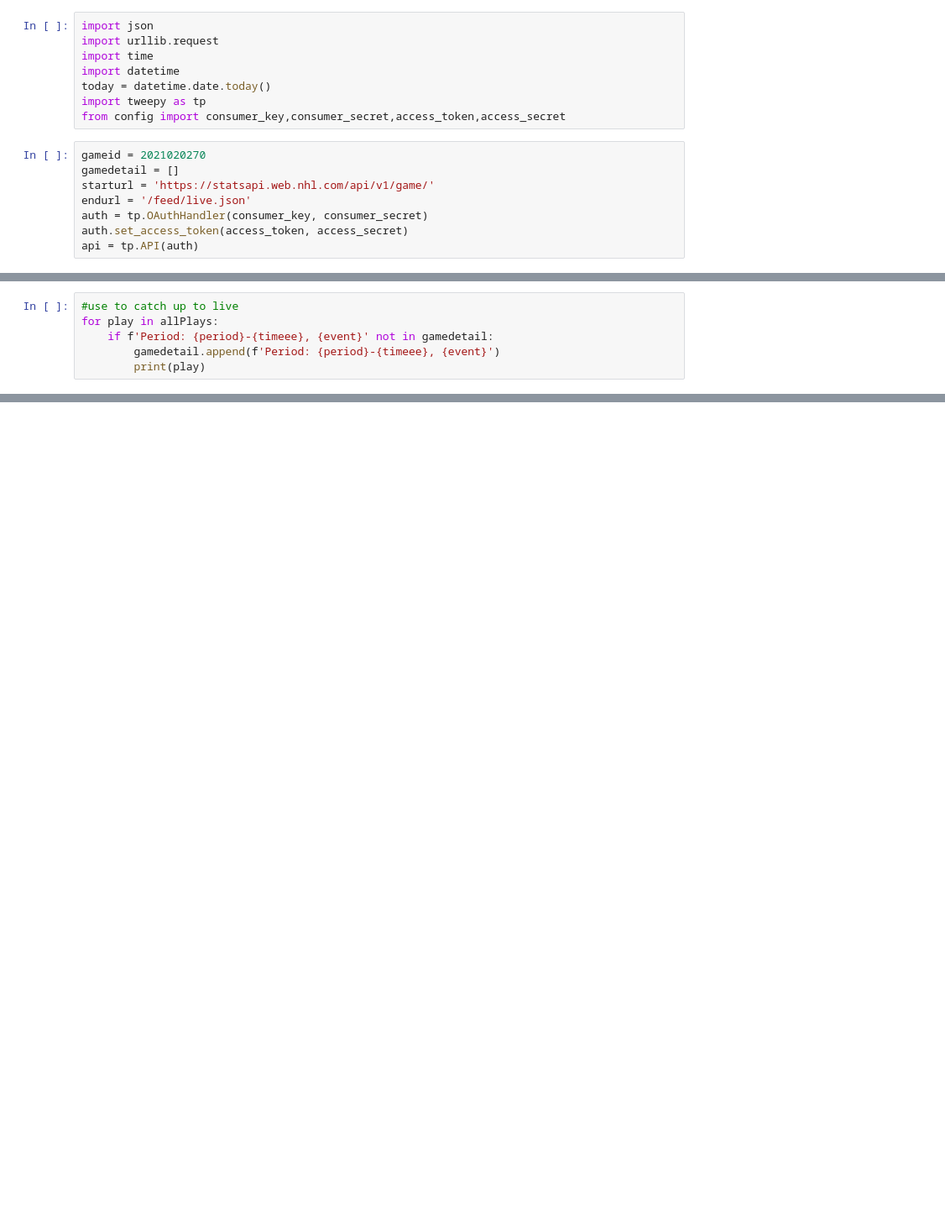
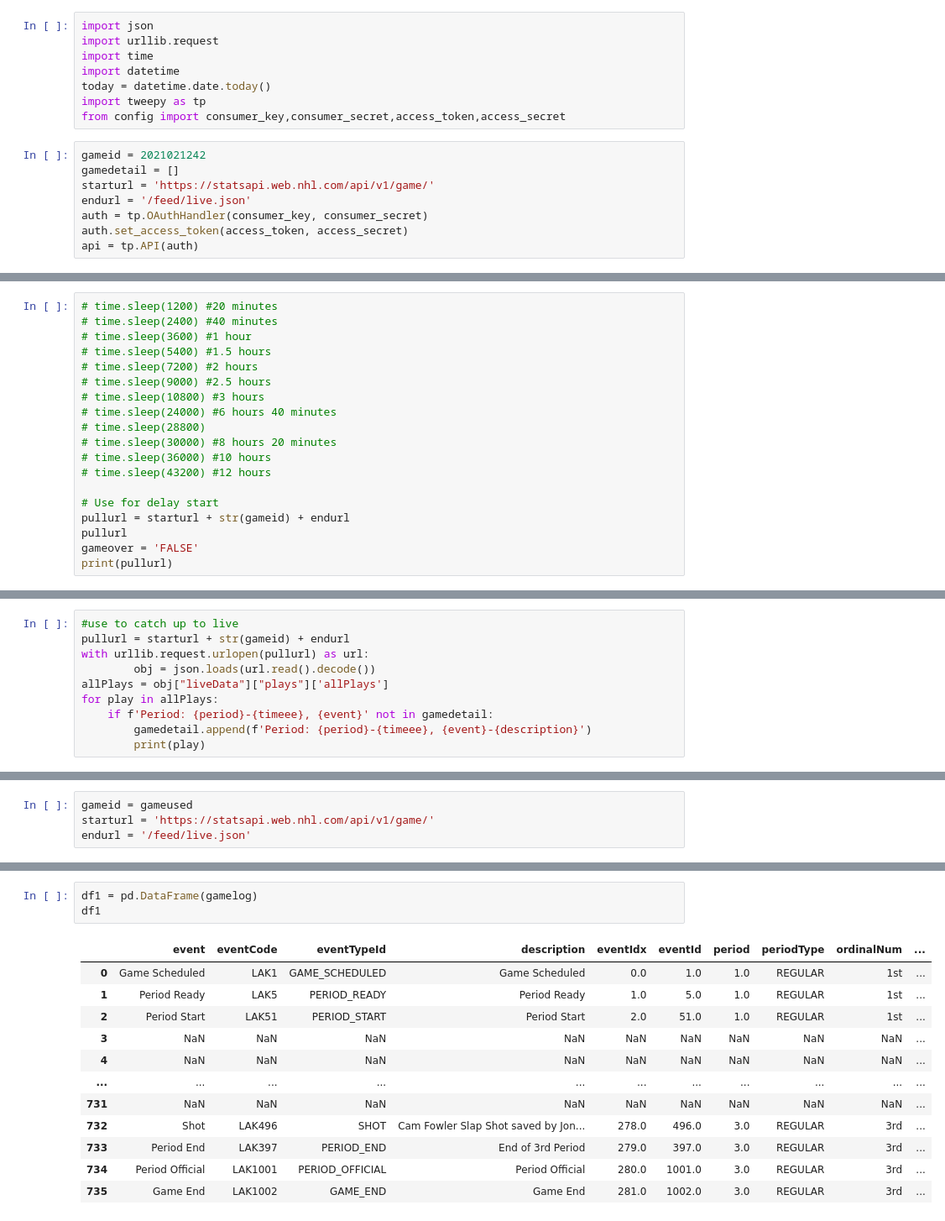
Before and after one commit to JuanParker1/Hockey_Projects, a Jupyter notebook: NHL_PBP/Feed_Live_0.ipynb, the cells around one changed output, grey strips where cells are left out. Shown at 84% size. Drawn from its saved outputs; the diff is of its cells as text; blank space fills up the shorter version.

```diff
--- a/NHL_PBP/Feed_Live_0.ipynb
+++ b/NHL_PBP/Feed_Live_0.ipynb
@@ -7,7 +7,7 @@ today = datetime.date.today()
 import tweepy as tp
 from config import consumer_key,consumer_secret,access_token,access_secret
 # %%
-gameid = 2021020270
+gameid = 2021021242
 gamedetail = []
 starturl = 'https://statsapi.web.nhl.com/api/v1/game/'
 endurl = '/feed/live.json'
@@ -23,0 +17,19 @@ pullurl
+# %%
+# time.sleep(1200) #20 minutes
+# time.sleep(2400) #40 minutes
+# time.sleep(3600) #1 hour
+# time.sleep(5400) #1.5 hours
+# time.sleep(7200) #2 hours
+# time.sleep(9000) #2.5 hours
+# time.sleep(10800) #3 hours
+# time.sleep(24000) #6 hours 40 minutes
+# time.sleep(28800)
+# time.sleep(30000) #8 hours 20 minutes
+# time.sleep(36000) #10 hours
+# time.sleep(43200) #12 hours
+
+# Use for delay start
+pullurl = starturl + str(gameid) + endurl
+pullurl
+gameover = 'FALSE'
+print(pullurl)
@@ -158,6 +177,10 @@ Los
 # %%
 #use to catch up to live
+pullurl = starturl + str(gameid) + endurl
+with urllib.request.urlopen(pullurl) as url:
+        obj = json.loads(url.read().decode())
+allPlays = obj["liveData"]["plays"]['allPlays']
 for play in allPlays:
     if f'Period: {period}-{timeee}, {event}' not in gamedetail:
-        gamedetail.append(f'Period: {period}-{timeee}, {event}')
+        gamedetail.append(f'Period: {period}-{timeee}, {event}-{description}')
         print(play)
@@ -281,0 +191,4 @@ Los Angeles Kings-1, Arizona Coyotes-0
+# %%
+gameid = gameused
+starturl = 'https://statsapi.web.nhl.com/api/v1/game/'
+endurl = '/feed/live.json'
@@ -281,0 +241,16 @@ Los Angeles Kings-1, Arizona Coyotes-0
+# %%
+df1 = pd.DataFrame(gamelog)
+df1
+# %% [output]
+|  | event | eventCode | eventTypeId | description | eventIdx | eventId | period | periodType | ordinalNum | ... |
+| 0 | Game Scheduled | LAK1 | GAME_SCHEDULED | Game Scheduled | 0.0 | 1.0 | 1.0 | REGULAR | 1st | ... |
+| 1 | Period Ready | LAK5 | PERIOD_READY | Period Ready | 1.0 | 5.0 | 1.0 | REGULAR | 1st | ... |
+| 2 | Period Start | LAK51 | PERIOD_START | Period Start | 2.0 | 51.0 | 1.0 | REGULAR | 1st | ... |
+| 3 | NaN | NaN | NaN | NaN | NaN | NaN | NaN | NaN | NaN | ... |
+| 4 | NaN | NaN | NaN | NaN | NaN | NaN | NaN | NaN | NaN | ... |
+| ... | ... | ... | ... | ... | ... | ... | ... | ... | ... | ... |
+| 731 | NaN | NaN | NaN | NaN | NaN | NaN | NaN | NaN | NaN | ... |
+| 732 | Shot | LAK496 | SHOT | Cam Fowler Slap Shot saved by Jon... | 278.0 | 496.0 | 3.0 | REGULAR | 3rd | ... |
+| 733 | Period End | LAK397 | PERIOD_END | End of 3rd Period | 279.0 | 397.0 | 3.0 | REGULAR | 3rd | ... |
+| 734 | Period Official | LAK1001 | PERIOD_OFFICIAL | Period Official | 280.0 | 1001.0 | 3.0 | REGULAR | 3rd | ... |
+| 735 | Game End | LAK1002 | GAME_END | Game End | 281.0 | 1002.0 | 3.0 | REGULAR | 3rd | ... |
```
Also changed, not shown: parts of 20 cells of this notebook, 48 other files.
